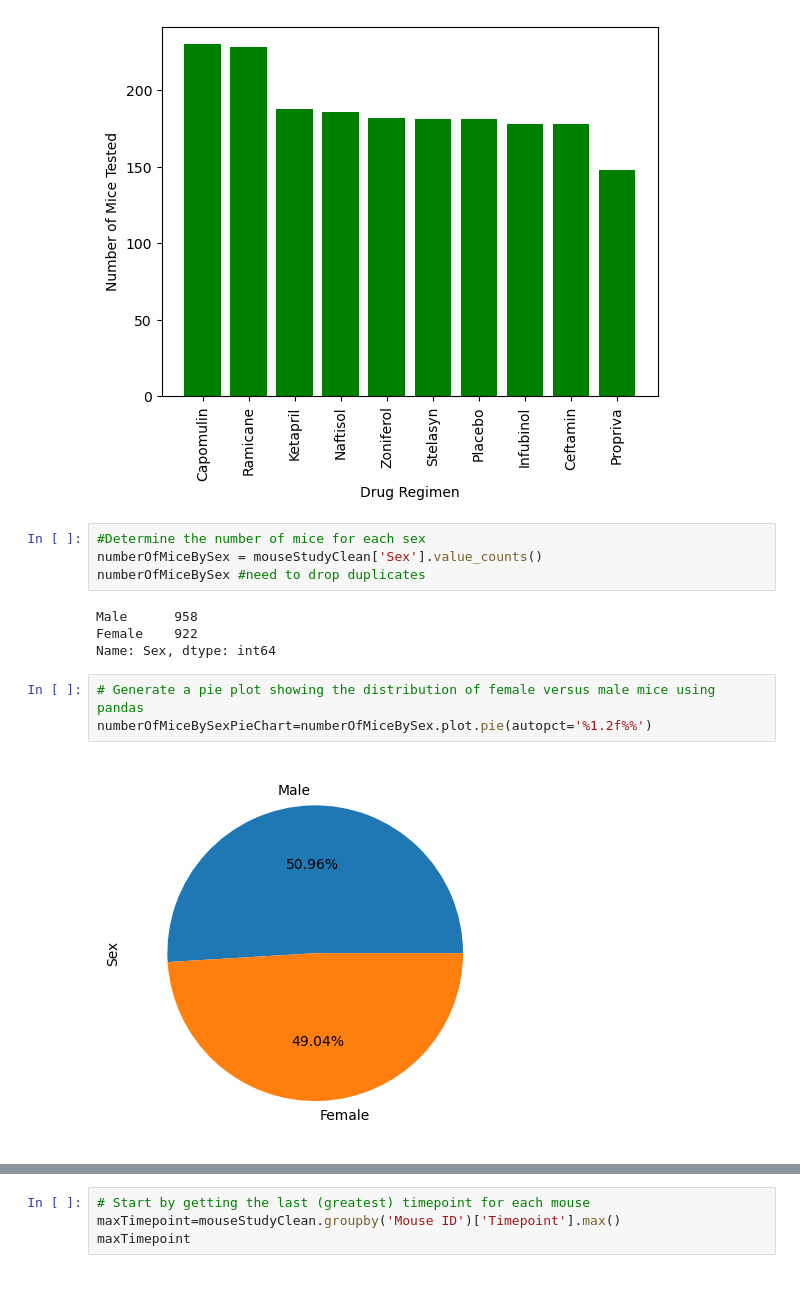
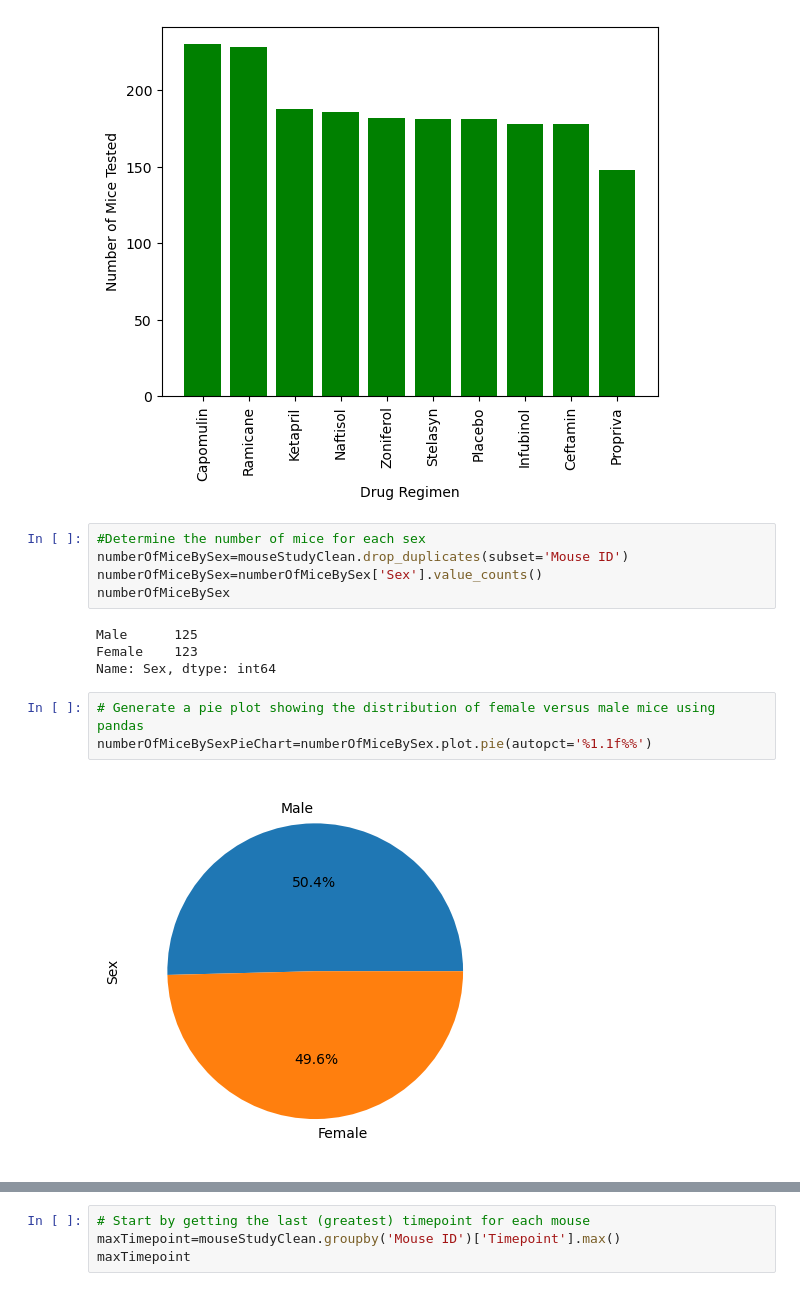
Before and after one commit to JDough89/Pymaceuticals, a Jupyter notebook: pymaceuticals.ipynb, the cells around one changed output, grey strips where cells are left out. Saved outputs shown, nothing was run; the diff lists cells and outputs as text.

Commit message:
numberofmicebysex

```diff
--- a/pymaceuticals.ipynb
+++ b/pymaceuticals.ipynb
@@ -143,17 +143,18 @@ plt.show()
 [figure]
 # %%
 #Determine the number of mice for each sex
-numberOfMiceBySex = mouseStudyClean['Sex'].value_counts()
-numberOfMiceBySex #need to drop duplicates
+numberOfMiceBySex=mouseStudyClean.drop_duplicates(subset='Mouse ID')
+numberOfMiceBySex=numberOfMiceBySex['Sex'].value_counts()
+numberOfMiceBySex
 # %% [output]
-Male      958
-Female    922
+Male      125
+Female    123
 Name: Sex, dtype: int64
 # %%
 # Generate a pie plot showing the distribution of female versus male mice using pandas
-numberOfMiceBySexPieChart=numberOfMiceBySex.plot.pie(autopct='%1.2f%%')
+numberOfMiceBySexPieChart=numberOfMiceBySex.plot.pie(autopct='%1.1f%%')
 # %% [output]
-[figure, old version]
+[figure, new version]
 # %%
 # Generate a pie plot showing the distribution of female versus male mice using pyplot
 labels = ['Male','Female']
```
Also changed, not shown: parts of 1 cell of this notebook.
